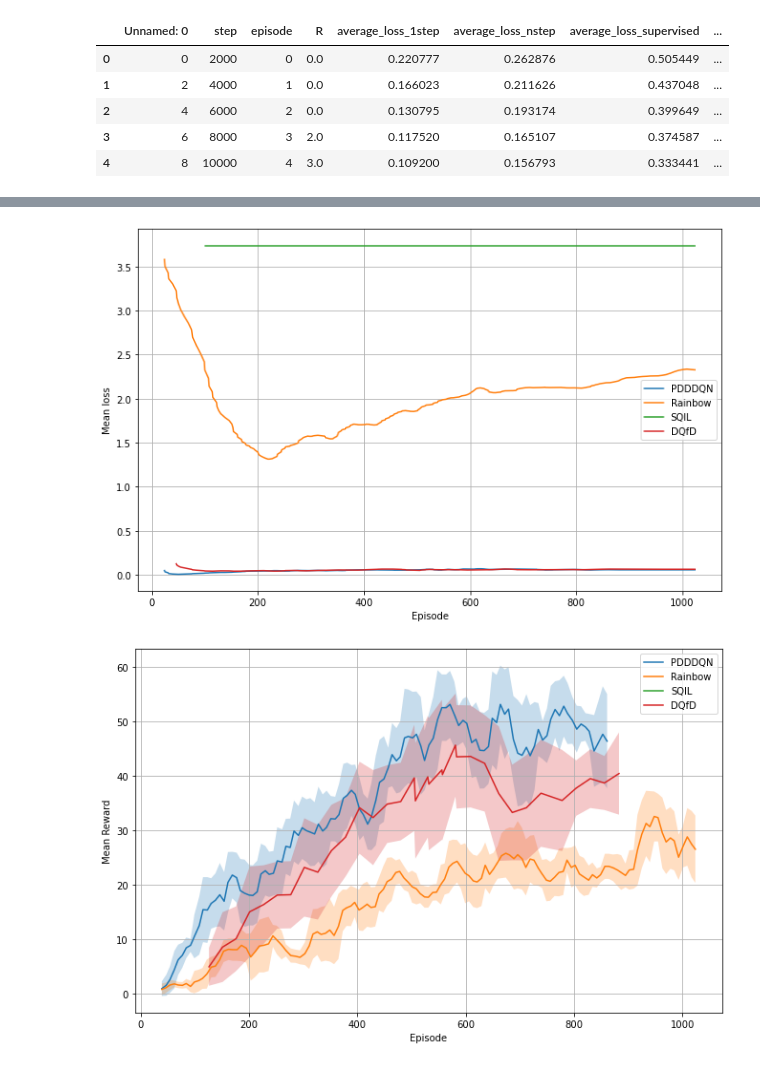
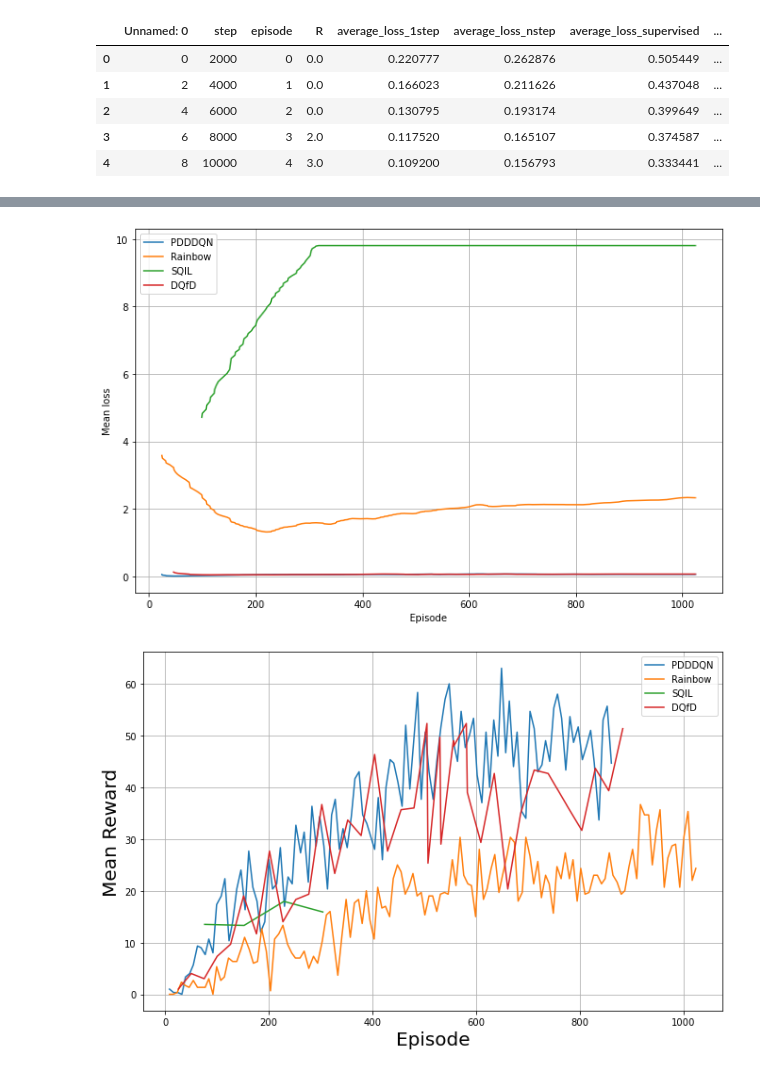
Before and after one commit to NiftyNico/DiamondsInTheRough, a Jupyter notebook: log_parser/baseline_comparison.ipynb, the cells around one changed output, grey strips where cells are left out. Cells and saved outputs as stored; diff of their text form; code cells hidden in the pictures.

Commit message:
final visualization code for baselines and tuning

```diff
--- a/log_parser/baseline_comparison.ipynb
+++ b/log_parser/baseline_comparison.ipynb
@@ -10,7 +10,7 @@ prefix = '/home/shane/minerl/DiamondsInTheRough/log_parser/logs/'
 experiments = {
     'PDDDQN': 'shane_logs/',
     'Rainbow': 'bre_logs/',
-    'SQIL': 'nico_logs/tree_chop_1/',
+    'SQIL': 'nico_logs/sqil_tree_chop_2/',
     #'DQfD': 'daniel_logs/',
 }
 
@@ -134,30 +134,30 @@ ax.set_ylabel('Mean loss')
 ax.grid()
 plt.savefig('baseline_eval_loss.png')
 # %% [output]
-[figure, old version]
+[figure, new version]
 # %%
 fig, ax = plt.subplots(figsize=(11,7))
 
 # unsmoothed
 #eval_rewards[:70].interpolate().plot(ax=ax)
 
 # # smoothed versions
 # window = 3
 # eval_rewards[:30].rolling(window, min_periods=1).mean().plot(ax=ax)
 
-window = 5
+window = 1
 for name, series in eval_rewards.iteritems():
     series = series[series.notna()]
     mean = series.rolling(window).mean()
     sigma = series.rolling(window).std()
     ax.plot(mean, label=name)
 #     # comment out to remove standard deviation spread
     ax.fill_between(series.index.tolist(), mean+sigma, mean-sigma, alpha=0.25)
 ax.legend()
 #ax.set_title("Evaluation: mean reward by episode (smoothed)", fontsize=20)
-ax.set_xlabel('Episode')
-ax.set_ylabel('Mean Reward')
+ax.set_xlabel('Episode', fontsize=20)
+ax.set_ylabel('Mean Reward', fontsize=20)
 ax.grid()
 plt.savefig('baseline_eval_reward.png')
 # %% [output]
-[figure, old version]
+[figure, new version]
```
Also changed, not shown: parts of 3 cells of this notebook, 30 other files.
